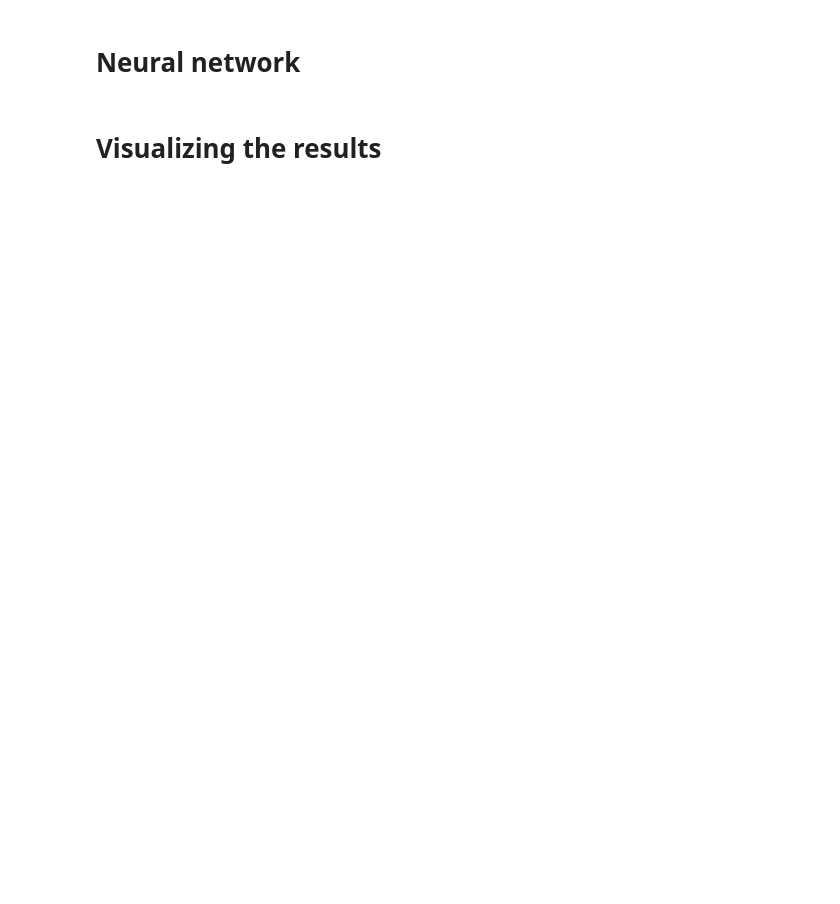
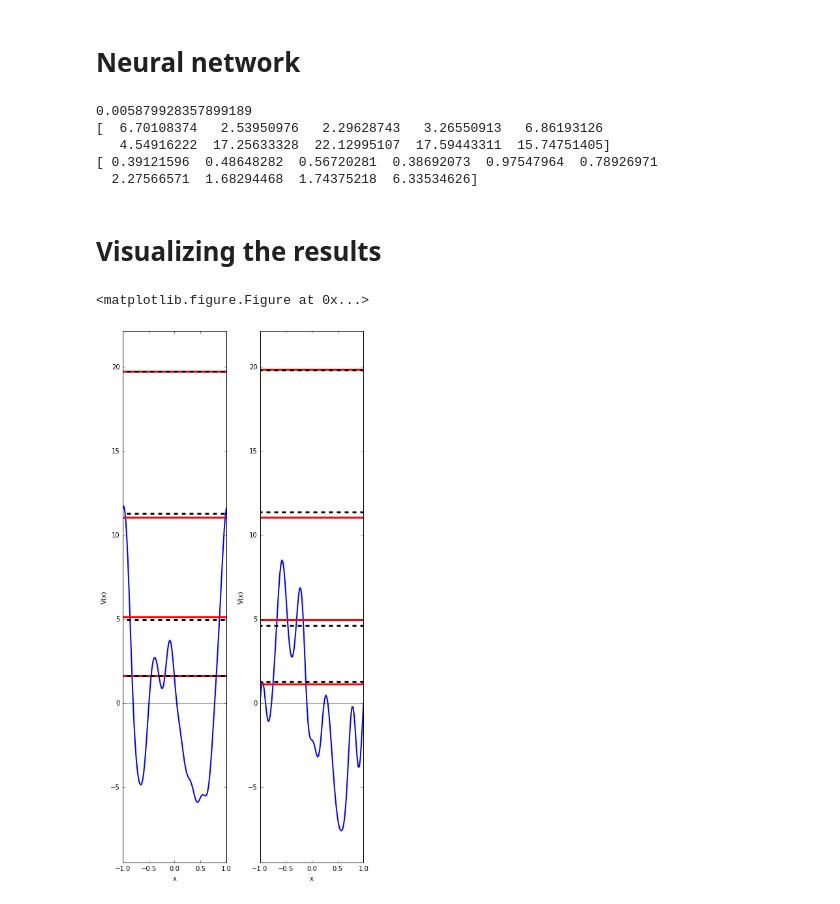
Before and after one commit to dhudsmith/qmnnet, a Jupyter notebook: jupyter/learn_FANN.ipynb, the cells around one changed output. Cells and saved outputs as stored; diff of their text form; code cells hidden in the pictures; blank space fills up the shorter version.

Commit message:
Plots.

```diff
--- a/jupyter/learn_FANN.ipynb
+++ b/jupyter/learn_FANN.ipynb
@@ -16,7 +16,7 @@ from sklearn.cross_validation import train_test_split
 NBW = 50
 nbws = np.arange(1, NBW+1)
 # Number of potentials:
-NV = int(1E5)
+NV = int(1E4)
 # Number of basis states in the potential:
 NB = 10
 ns = np.arange(1, NB+1)
@@ -98,7 +98,7 @@ print(X_test_grid.shape, y_test.shape)
 # Model parameters
 connection_rate = 1
 learning_rate = 1
-desired_error = 0.0002
+desired_error = 0.008
 max_iterations = 5000
 iterations_between_reports = 20
 num_train = X_train.shape[0]
@@ -136,6 +136,12 @@ ann.test_data(fann_test)
 print(ann.get_MSE())
 print(np.mean(y_rel_err, axis = 0))
 print(np.mean(y_scaled_err, axis = 0))
+# %% [output]
+0.005879928357899189
+[  6.70108374   2.53950976   2.29628743   3.26550913   6.86193126
+   4.54916222  17.25633328  22.12995107  17.59443311  15.74751405]
+[ 0.39121596  0.48648282  0.56720281  0.38692073  0.97547964  0.78926971
+  2.27566571  1.68294468  1.74375218  6.33534626]
 # %% [markdown]
 # Visualizing the results
 # %%
@@ -154,29 +160,32 @@ VCs = VC(ns,xs)
 
 Vgrid = np.dot(X_test[::,0:10],VSs) + np.dot(X_test[::,10::],VCs)
 # %%
-nrows = 3
-ncols = 4
+nrows = 1
+ncols = 2
 nplot = nrows * ncols
 Vints = randint(0,X_test.shape[0], nplot)
 Vplot = Vgrid[Vints,::]
 
 plt.clf()
 fig, axes = plt.subplots(nrows = nrows, ncols = ncols)
-fig.set_size_inches(3*ncols,6*nrows)
+fig.set_size_inches(3*ncols,12*nrows)
 subax = axes.flat
 
 for i in range(0,nplot):
         subax[i].plot(xs, Vplot[i], linewidth = 2)
         subax[i].axhline(y=0,xmin=-1,xmax=1, linestyle='solid' ,color = 'k', lw=0.5)
         for j in range(0, 4):
             subax[i].axhline(y=E0(j+1)+y_pred[i,j], xmin = -1, xmax = 1,
                              ls = 'solid', color = 'r', lw = 3)
             subax[i].axhline(y=E0(j+1)+y_test[i,j], xmin = -1, xmax = 1,
                              ls = 'dashed', color = 'k', lw =3)
 
         subax[i].set_xlabel("x")
         subax[i].set_ylabel("V(x)")
         subax[i].set_ylim((-3*np.sqrt(V20),7*np.sqrt(V20)))
 
 plt.tight_layout()
 plt.show()
+# %% [output]
+<matplotlib.figure.Figure at 0x...>
+[figure, added]
```
Also changed, not shown: parts of 3 cells of this notebook.
